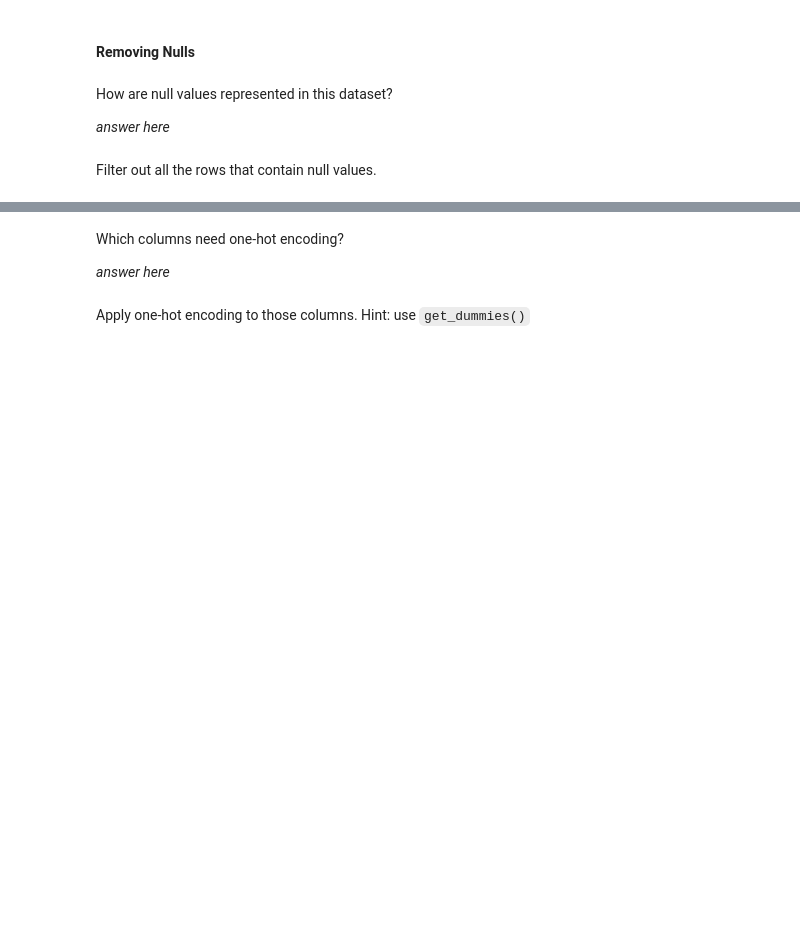
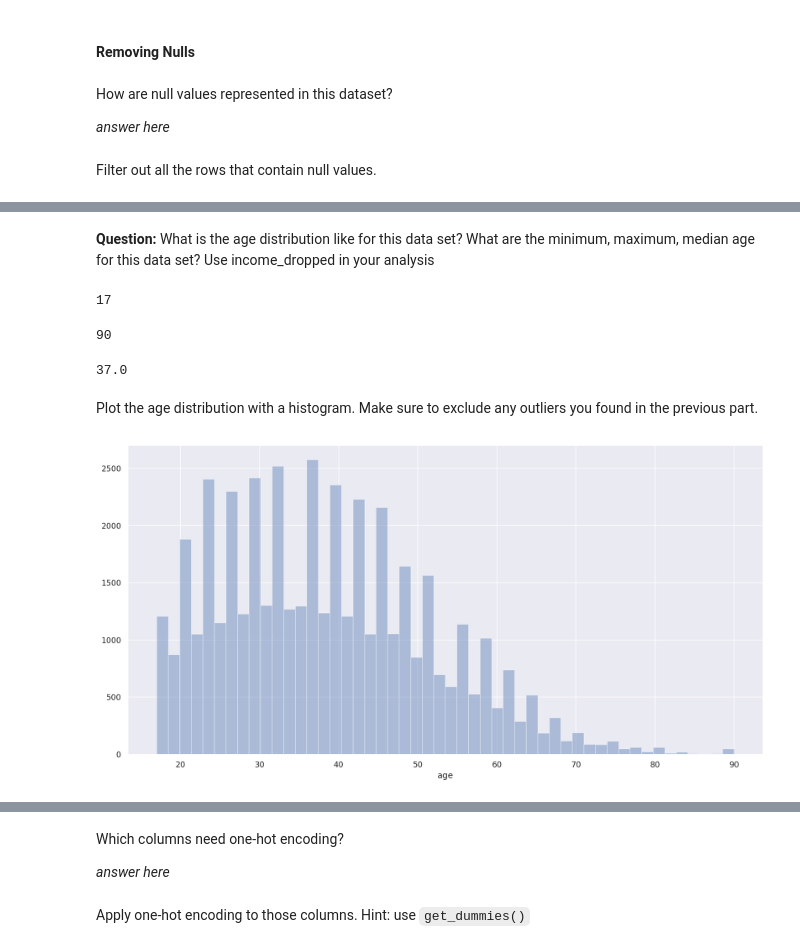
Before and after one commit to Mphan6139/Spring_2022_SAAS_CX_DEV, a Jupyter notebook: New_Lectures_Dev/Lecture_4_Dev/Homework.ipynb, the cells around one changed output, grey strips where cells are left out. Saved outputs shown, nothing was run; the diff lists cells and outputs as text; code cells hidden in the pictures; blank space fills up the shorter version.

```diff
--- a/New_Lectures_Dev/Lecture_4_Dev/Homework.ipynb
+++ b/New_Lectures_Dev/Lecture_4_Dev/Homework.ipynb
@@ -39,0 +61,25 @@ Filter out all the rows that contain null values.
+# %% [markdown]
+**Question:** What is the age distribution like for this data set? What are the minimum, maximum, median age for this data set? Use income_dropped in your analysis
+# %%
+# your code here
+# min
+min(income_dropped['age'])
+# %% [output]
+17
+# %%
+# max
+max(income_dropped['age'])
+# %% [output]
+90
+# %%
+#median
+np.median(income_dropped['age'])
+# %% [output]
+37.0
+# %% [markdown]
+Plot the age distribution with a histogram. Make sure to exclude any outliers you found in the previous part.
+# %%
+# your code here
+sns.distplot(income_dropped['age'], kde = False);
+# %% [output]
+[figure, added]
```
Also changed, not shown: parts of 27 cells of this notebook.
